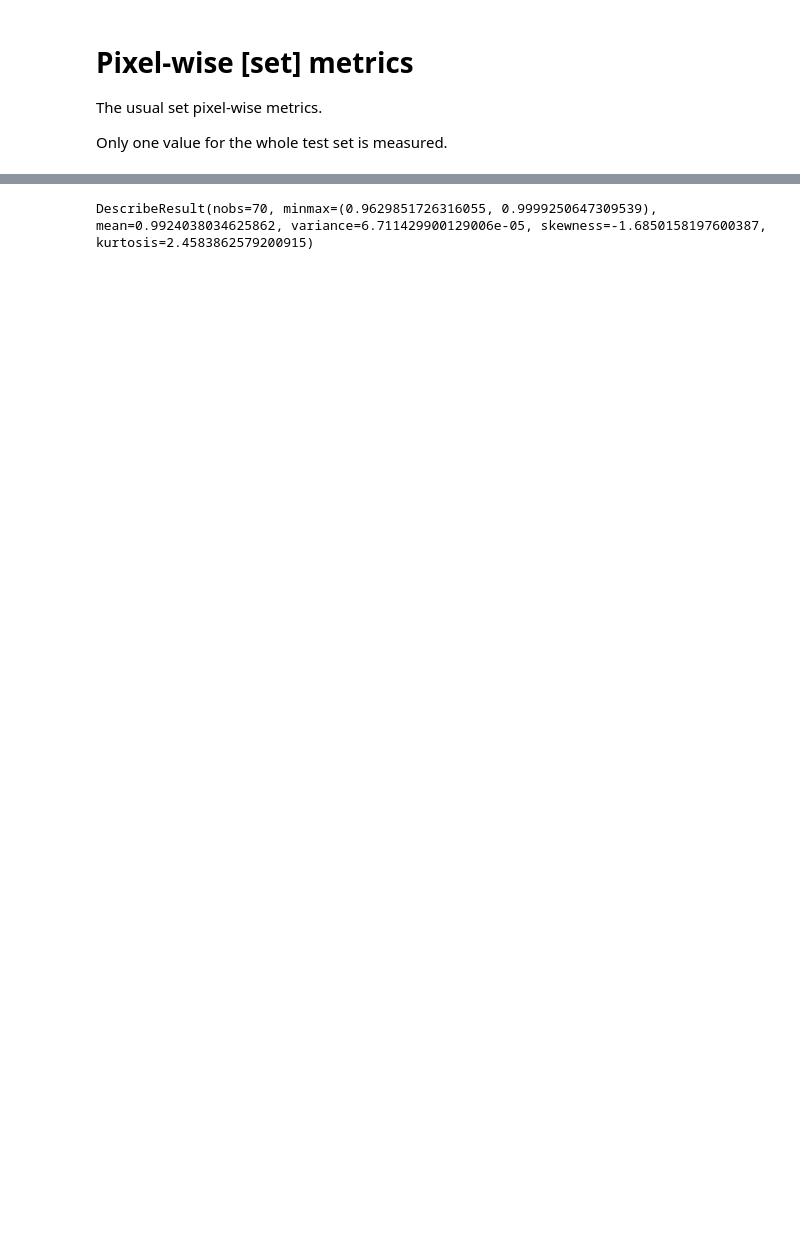
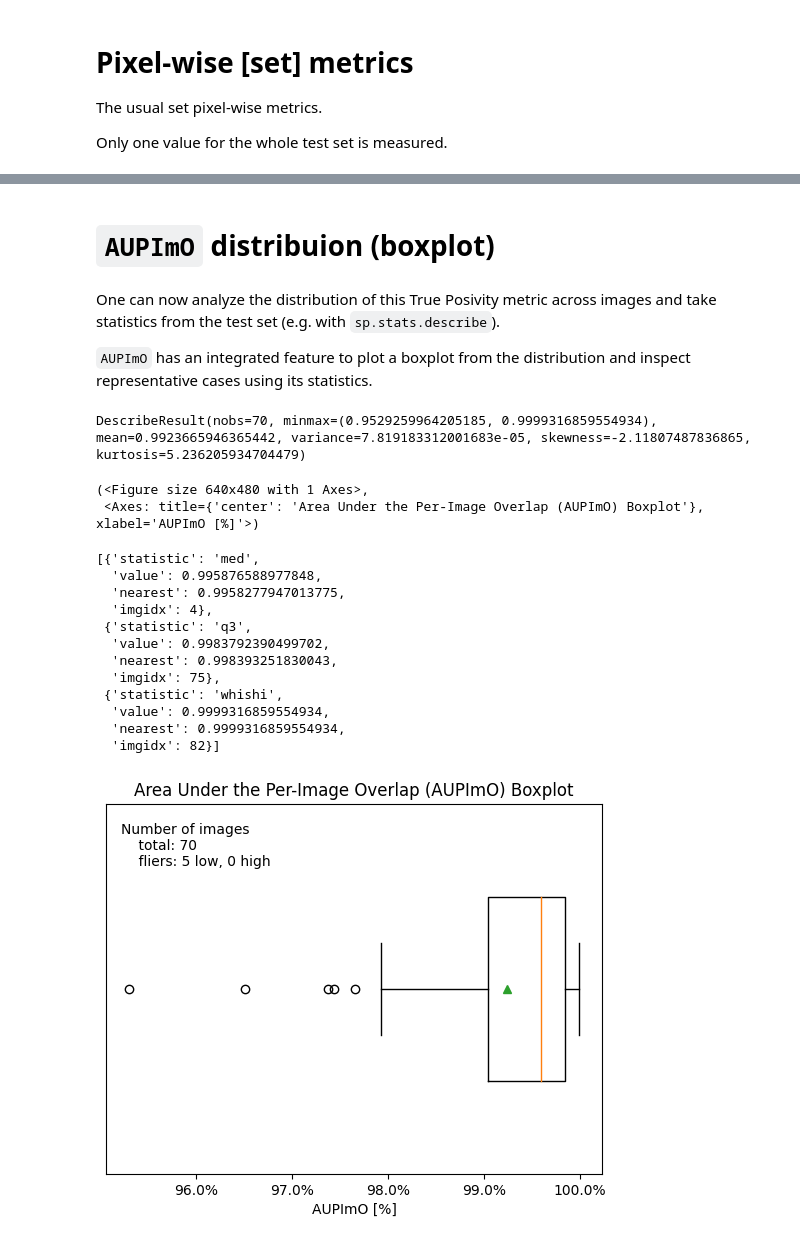
Before and after one commit to openvinotoolkit/anomalib, a Jupyter notebook: notebooks/500_use_cases/502_perimg_metrics.ipynb, the cells around one changed output, grey strips where cells are left out. Cells and saved outputs as stored; diff of their text form; code cells hidden in the pictures; blank space fills up the shorter version.

```diff
--- a/notebooks/500_use_cases/502_perimg_metrics.ipynb
+++ b/notebooks/500_use_cases/502_perimg_metrics.ipynb
@@ -173,6 +208,12 @@ AUPR()=0.5285573601722717
 # %%
+%%time
+%autoreload 2
+
 from anomalib.utils.metrics.perimg import AUPImO
 
 aupimo = AUPImO()
 aupimo.cpu()
 aupimo.update(anomaly_maps, masks)
+
+pimoresult, aucs = aupimo.compute()
+(thresholds, fprs, shared_fpr, tprs, image_classes) = pimoresult
@@ -185,8 +268,0 @@ The Y-axis is the overlap between the binary predicted mask and the ground truth
-# %%
-%%time
-(thresholds, fprs, shared_fpr, tprs, image_classes), aucs = aupimo.compute()
-print(f"{thresholds.shape=}")
-print(f"{shared_fpr.shape=}")
-print(f"{tprs.shape=}")
-print(f"{image_classes.shape=}")
-print(f"{aucs.shape=}")
@@ -231,6 +304,30 @@ One can now analyze the destribution of this True Posivity metric across images:
+# %% [markdown]
+# `AUPImO` distribuion (boxplot)
+# %% [markdown]
+One can now analyze the distribution of this True Posivity metric across images and take statistics from the test set (e.g. with `sp.stats.describe`).
+
+`AUPImO` has an integrated feature to plot a boxplot from the distribution and inspect representative cases using its statistics.
 # %%
 import scipy as sp
 
-sp.stats.describe(aucs[~torch.isnan(aucs)])
+print(sp.stats.describe(aucs[~torch.isnan(aucs)]))  # `~torch.isnan(aucs)` is removing the `nan`s
+aupimo.plot_boxplot()
+aupimo.boxplot_stats()[-3:]
+# TODO add functional interface
 # %% [output]
-DescribeResult(nobs=70, minmax=(0.9629851726316055, 0.9999250647309539), mean=0.9924038034625862, variance=6.711429900129006e-05, skewness=-1.6850158197600387, kurtosis=2.4583862579200915)
+DescribeResult(nobs=70, minmax=(0.9529259964205185, 0.9999316859554934), mean=0.9923665946365442, variance=7.819183312001683e-05, skewness=-2.11807487836865, kurtosis=5.236205934704479)
+(<Figure size 640x480 with 1 Axes>,
+ <Axes: title={'center': 'Area Under the Per-Image Overlap (AUPImO) Boxplot'}, xlabel='AUPImO [%]'>)
+[{'statistic': 'med',
+  'value': 0.995876588977848,
+  'nearest': 0.9958277947013775,
+  'imgidx': 4},
+ {'statistic': 'q3',
+  'value': 0.9983792390499702,
+  'nearest': 0.998393251830043,
+  'imgidx': 75},
+ {'statistic': 'whishi',
+  'value': 0.9999316859554934,
+  'nearest': 0.9999316859554934,
+  'imgidx': 82}]
+[figure, added]
```
Also changed, not shown: parts of 28 cells of this notebook.
